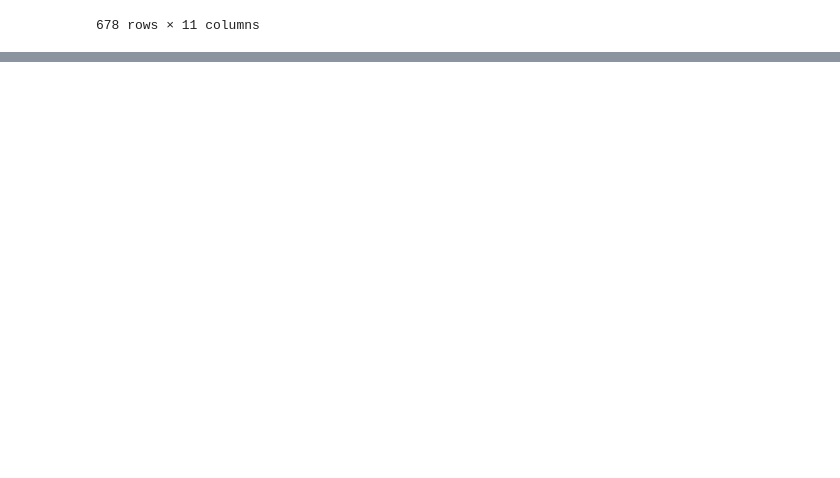
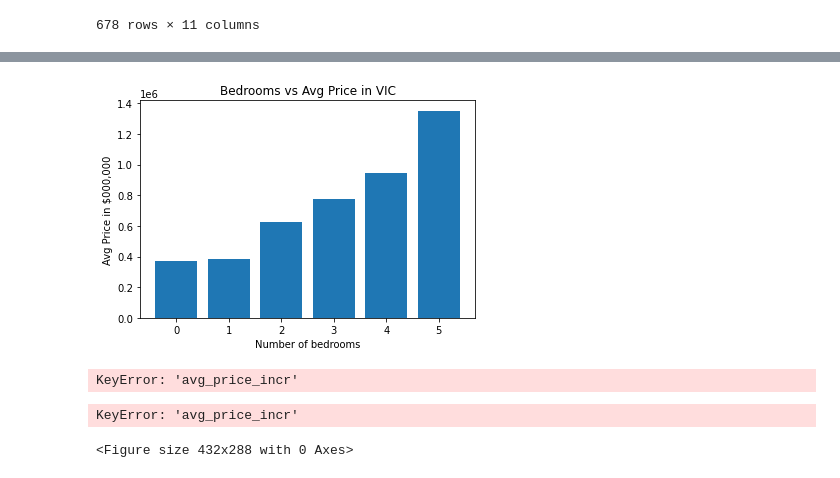
Before and after one commit to ankita-puri/real-estate-project, a Jupyter notebook: priceanalysis.ipynb, the cells around one changed output, grey strips where cells are left out. Saved outputs shown, nothing was run; the diff lists cells and outputs as text; code cells hidden in the pictures; blank space fills up the shorter version.

```diff
--- a/priceanalysis.ipynb
+++ b/priceanalysis.ipynb
@@ -715,0 +1037,3 @@ fig.show()
+# %%
+bedroom = property_df.set_index('state')
+bedroom
@@ -715,0 +1055,5 @@ fig.show()
+# %%
+#Average price with respect to bedroom size in each state
+
+bedrooms_df = property_df.groupby(['state','bedrooms'],as_index=False).mean().round()
+bedrooms_df
@@ -715,0 +1078,5 @@ fig.show()
+# %%
+# Vic data frame with colum state, bedroom , average price
+vic_df = bedrooms_df.query('state=="VIC"')
+avg_vic_df = vic_df.rename(columns={'price': 'Avg Price'})
+avg_vic_df
@@ -715,0 +1122,12 @@ fig.show()
+# %%
+#Calculating and appending avg price increase column
+avg_vic_df['Avg_price_incr'] = ""
+#vic_df
+
+for ind in avg_vic_df.index:
+    if avg_vic_df['bedrooms'][ind] == 0 :
+        avg_vic_df['Avg_price_incr'][ind] = 0
+    else:
+        avg_vic_df['Avg_price_incr'][ind] = avg_vic_df['Avg Price'][ind] - avg_vic_df['Avg Price'][ind - 1]
+
+avg_vic_df
@@ -715,0 +1151,47 @@ fig.show()
+# %%
+# plotting Bar graph for bedrooms vs Avg price vic
+x_axis = avg_vic_df['bedrooms'].unique()
+x_axis.sort()
+price = avg_vic_df["Avg Price"]
+
+plt.title('Bedrooms vs Avg Price in VIC')
+plt.xlabel('Number of bedrooms')
+plt.ylabel('Avg Price in $000,000')
+vic=plt.bar(x_axis, price)
+plt.savefig("vic")
+# %% [output]
+[figure, added]
+# %%
+# plotting line graph for bedrooms vs Avg price_increase in vic
+lines = avg_vic_df.plot.line(x='bedrooms', y='avg_price_incr',title = "Average Price Increase per Increase In One BedRoom In Vic", grid = 'true')
+plt.savefig("lines")
+# %% [output]
+KeyError: 'avg_price_incr'
+# %%
+# plotting line graph for bedrooms vs Avg price_increase in vic with values
+plt.clf()
+
+# using some dummy data for this example
+xs = avg_vic_df['bedrooms']
+ys = avg_vic_df['avg_price_incr']
+
+# 'bo-' means blue color, round points, solid lines
+plt.plot(xs,ys,'bo-')
+
+
+for x,y in zip(xs,ys):
+
+    label = "{:.2f}".format(y)
+
+    plot = plt.annotate(label, # this is the text
+                 (x,y), # this is the point to label
+                 textcoords="offset points", # how to position the text
+                 xytext=(0,8), # distance from text to points (x,y)
+                 ha='right',
+                horizontalalignment='right', verticalalignment='top') # horizontal alignment can be left, right or center
+
+
+plt.savefig("plot")
+# %% [output]
+KeyError: 'avg_price_incr'
+<Figure size 432x288 with 0 Axes>
```
Also changed, not shown: parts of 33 cells of this notebook, 1 other file.
